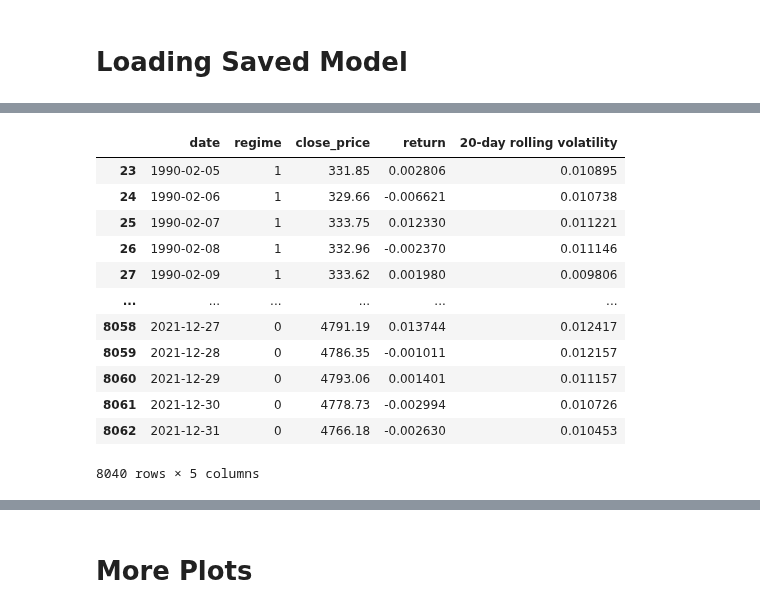
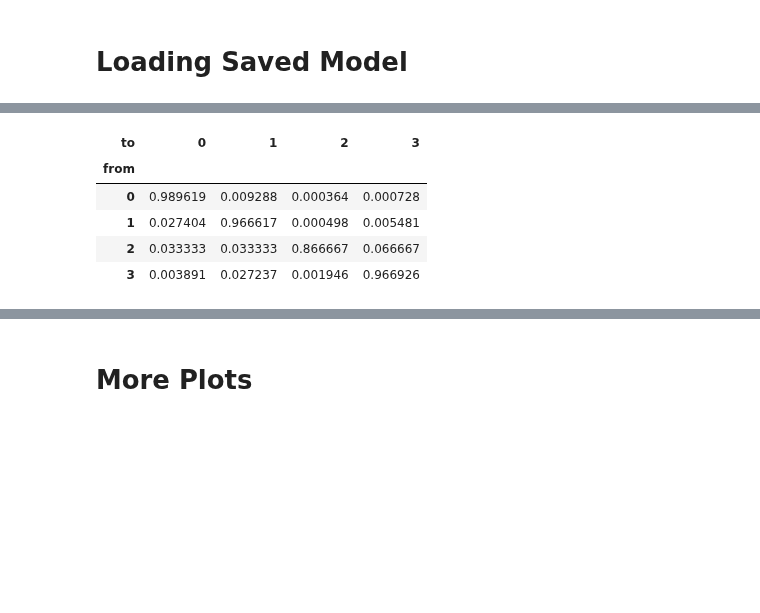
Before and after one commit to jessego20/FE800_project_code, a Jupyter notebook: load_and_analyze.ipynb, the cells around one changed output, grey strips where cells are left out. Saved outputs shown, nothing was run; the diff lists cells and outputs as text; code cells hidden in the pictures; blank space fills up the shorter version.

```diff
--- a/load_and_analyze.ipynb
+++ b/load_and_analyze.ipynb
@@ -110,7 +110,7 @@ def load_and_analyze_KAMA_MSR_model(asset_name: str, n_regimes: int, sub_folder:
     print("\nRegime Duration Statistics:")
     print(regime_duration_stats)
     loaded_model.regime_characteristics(data_name=asset_name)
-    transition_results = loaded_model.regime_transition_analysis()
+    transition_results = loaded_model.regime_transition_analysis(in_depth=False)
     loaded_model.plot_regimes(data_name=asset_name)
     # loaded_model.plot_regime_duration_distribution()
     loaded_model.plot_comprehensive_analysis(data_name=asset_name)
@@ -161,19 +161,12 @@ Regime Stability:
 # %%
-transition_results[0]
+transition_results[1]['transition_probabilities']
 # %% [output]
-|  | date | regime | close_price | return | 20-day rolling volatility |
-| 23 | 1990-02-05 | 1 | 331.85 | 0.002806 | 0.010895 |
-| 24 | 1990-02-06 | 1 | 329.66 | -0.006621 | 0.010738 |
-| 25 | 1990-02-07 | 1 | 333.75 | 0.012330 | 0.011221 |
-| 26 | 1990-02-08 | 1 | 332.96 | -0.002370 | 0.011146 |
-| 27 | 1990-02-09 | 1 | 333.62 | 0.001980 | 0.009806 |
-| ... | ... | ... | ... | ... | ... |
-| 8058 | 2021-12-27 | 0 | 4791.19 | 0.013744 | 0.012417 |
-| 8059 | 2021-12-28 | 0 | 4786.35 | -0.001011 | 0.012157 |
-| 8060 | 2021-12-29 | 0 | 4793.06 | 0.001401 | 0.011157 |
-| 8061 | 2021-12-30 | 0 | 4778.73 | -0.002994 | 0.010726 |
-| 8062 | 2021-12-31 | 0 | 4766.18 | -0.002630 | 0.010453 |
+| to | 0 | 1 | 2 | 3 |
+| from |  |  |  |  |
+| 0 | 0.989619 | 0.009288 | 0.000364 | 0.000728 |
+| 1 | 0.027404 | 0.966617 | 0.000498 | 0.005481 |
+| 2 | 0.033333 | 0.033333 | 0.866667 | 0.066667 |
+| 3 | 0.003891 | 0.027237 | 0.001946 | 0.966926 |
-8040 rows × 5 columns
 # %%
 transition_results[1]['level_two_transition_probabilities']
 # %% [output]
```
Also changed, not shown: parts of 3 cells of this notebook, 2 other files.
